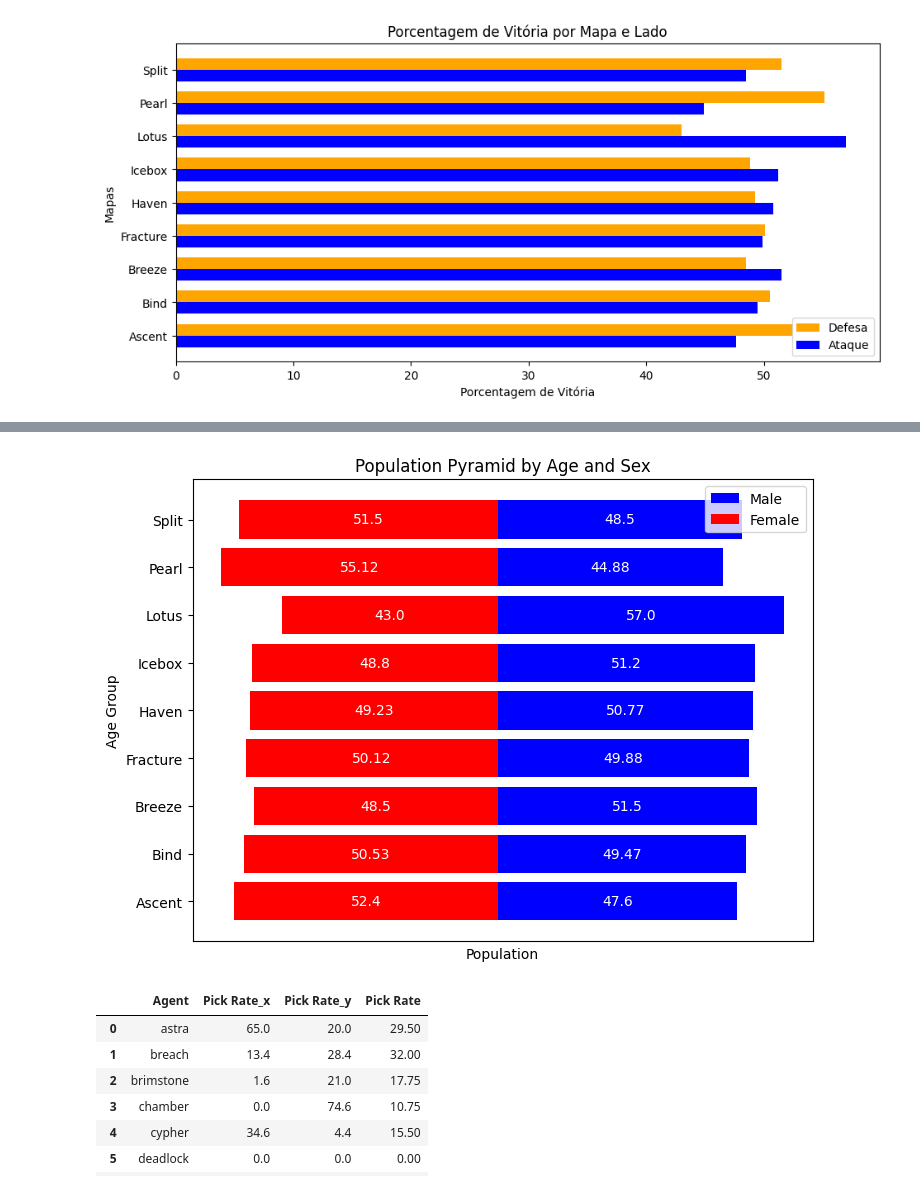
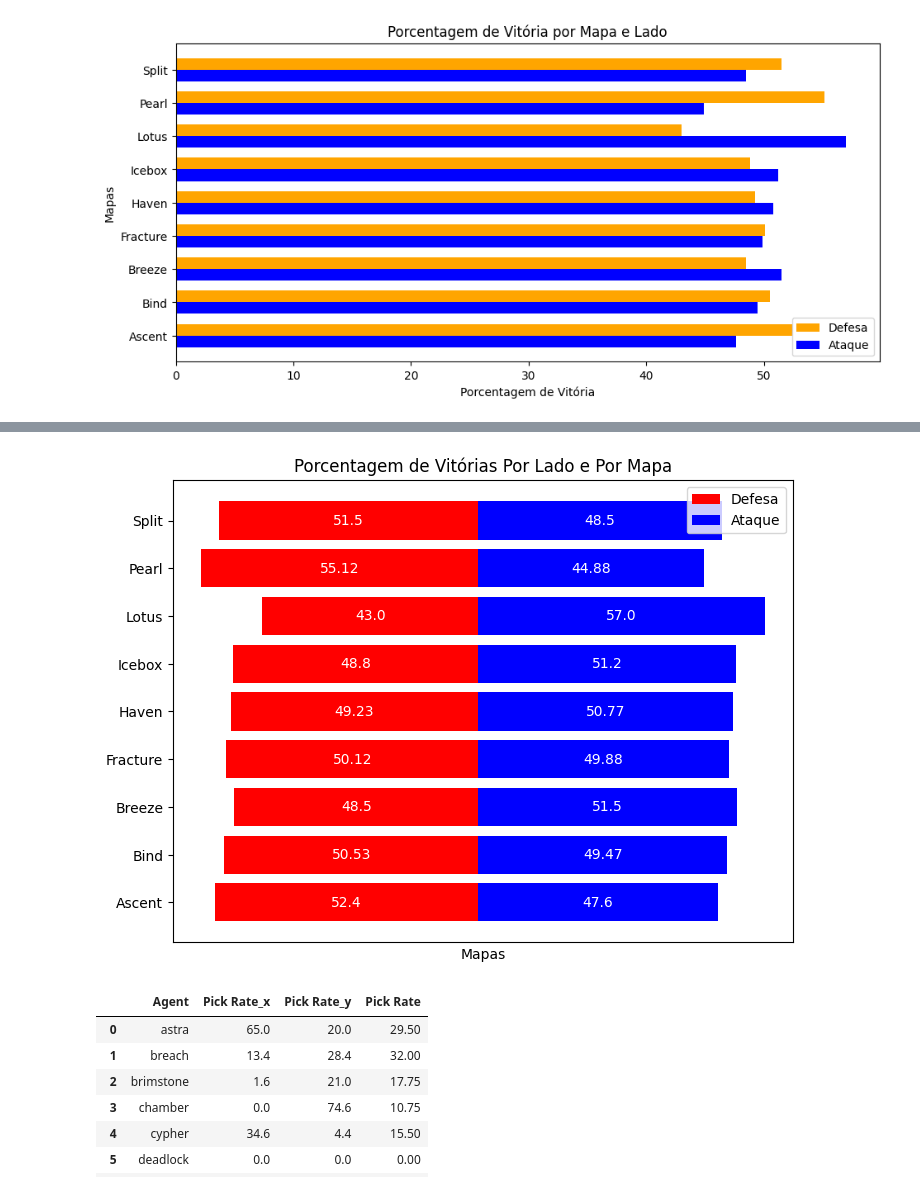
Before and after one commit to PedroLSCabral/Projeto-ICD, a Jupyter notebook: Presentation.ipynb, the cells around one changed output, grey strips where cells are left out. Drawn from its saved outputs; the diff is of its cells as text; code cells hidden in the pictures.

```diff
--- a/Apresentation.ipynb
+++ b/Presentation.ipynb
@@ -215,36 +225,29 @@ func.mostraGraficoMap(maps_vct_final)
 # %%
 age_groups = maps_vct_final["Map"]
 male_population = maps_vct_final["Total Attacker Side Win Percentage"]
 female_population = maps_vct_final["Total Defender Side Win Percentage"]
 
-# Create population pyramid
 fig, ax = plt.subplots(figsize=(8, 6))
 
-# Plot male population
-ax.barh(age_groups, male_population, color='blue', align='center', label='Male')
+ax.barh(age_groups, [-val for val in female_population], color='red', align='center', label='Defesa')
+ax.barh(age_groups, male_population, color='blue', align='center', label='Ataque')
 
-# Plot female population with negative values to create pyramid
-ax.barh(age_groups, [-val for val in female_population], color='red', align='center', label='Female')
-
-# Add labels for each value
 for i, (male_val, female_val) in enumerate(zip(male_population, female_population)):
     ax.text(male_val / 2, i, str(male_val), ha='center', va='center', color='white')
     ax.text(-female_val / 2, i, str(female_val), ha='center', va='center', color='white')
 
-# Add labels and title
-ax.set_xlabel('Population')
-ax.set_ylabel('Age Group')
-ax.set_title('Population Pyramid by Age and Sex')
+ax.set_xlabel('Mapas')
+ax.set_title('Porcentagem de Vitórias Por Lado e Por Mapa')
 
-# Hide negative values on the y-axis
+
 ax.set_xticks([])
 
 # Add legend
 ax.legend()
 
 plt.show()
 # %% [output]
-[figure, old version]
+[figure, new version]
 # %%
 
 
```
Also changed, not shown: parts of 15 cells of this notebook.
